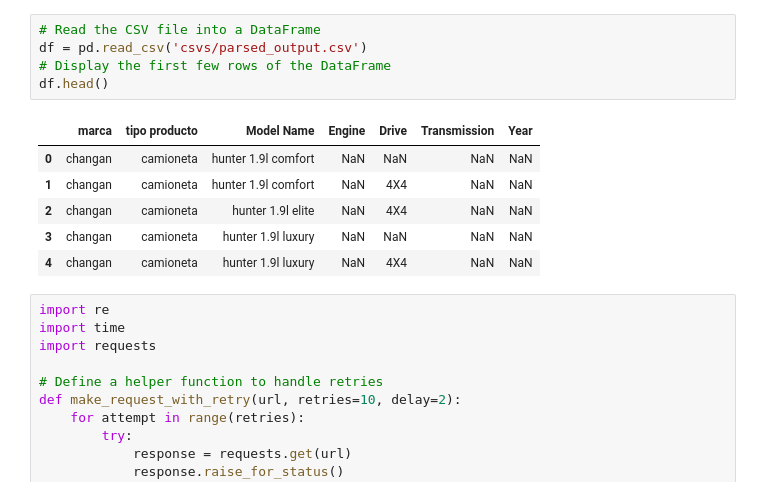
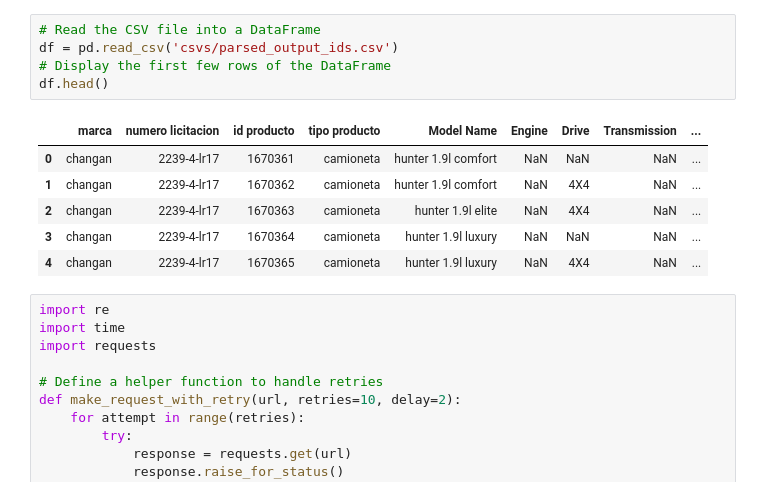
Before and after one commit to lucassschmitz/Procurement, a Jupyter notebook: car_data/2_scrapper.ipynb, the cells around one changed output. Cells and saved outputs as stored; diff of their text form.

```diff
--- a/car_data/2_scrapper.ipynb
+++ b/car_data/2_scrapper.ipynb
@@ -46,15 +53,15 @@ Requirement already satisfied: rapidfuzz<4.0.0,>=2.3.0 in c:\users\lucas\appdata
 # %%
 # Read the CSV file into a DataFrame
-df = pd.read_csv('csvs/parsed_output.csv')
+df = pd.read_csv('csvs/parsed_output_ids.csv')
 # Display the first few rows of the DataFrame
 df.head()
 # %% [output]
-|  | marca | tipo producto | Model Name | Engine | Drive | Transmission | Year |
-| 0 | changan | camioneta | hunter 1.9l comfort | NaN | NaN | NaN | NaN |
-| 1 | changan | camioneta | hunter 1.9l comfort | NaN | 4X4 | NaN | NaN |
-| 2 | changan | camioneta | hunter 1.9l elite | NaN | 4X4 | NaN | NaN |
-| 3 | changan | camioneta | hunter 1.9l luxury | NaN | NaN | NaN | NaN |
-| 4 | changan | camioneta | hunter 1.9l luxury | NaN | 4X4 | NaN | NaN |
+|  | marca | numero licitacion | id producto | tipo producto | Model Name | Engine | Drive | Transmission | ... |
+| 0 | changan | 2239-4-lr17 | 1670361 | camioneta | hunter 1.9l comfort | NaN | NaN | NaN | ... |
+| 1 | changan | 2239-4-lr17 | 1670362 | camioneta | hunter 1.9l comfort | NaN | 4X4 | NaN | ... |
+| 2 | changan | 2239-4-lr17 | 1670363 | camioneta | hunter 1.9l elite | NaN | 4X4 | NaN | ... |
+| 3 | changan | 2239-4-lr17 | 1670364 | camioneta | hunter 1.9l luxury | NaN | NaN | NaN | ... |
+| 4 | changan | 2239-4-lr17 | 1670365 | camioneta | hunter 1.9l luxury | NaN | 4X4 | NaN | ... |
 # %%
 import re
 import time
```
Also changed, not shown: parts of 4 cells of this notebook, 10 other files.
